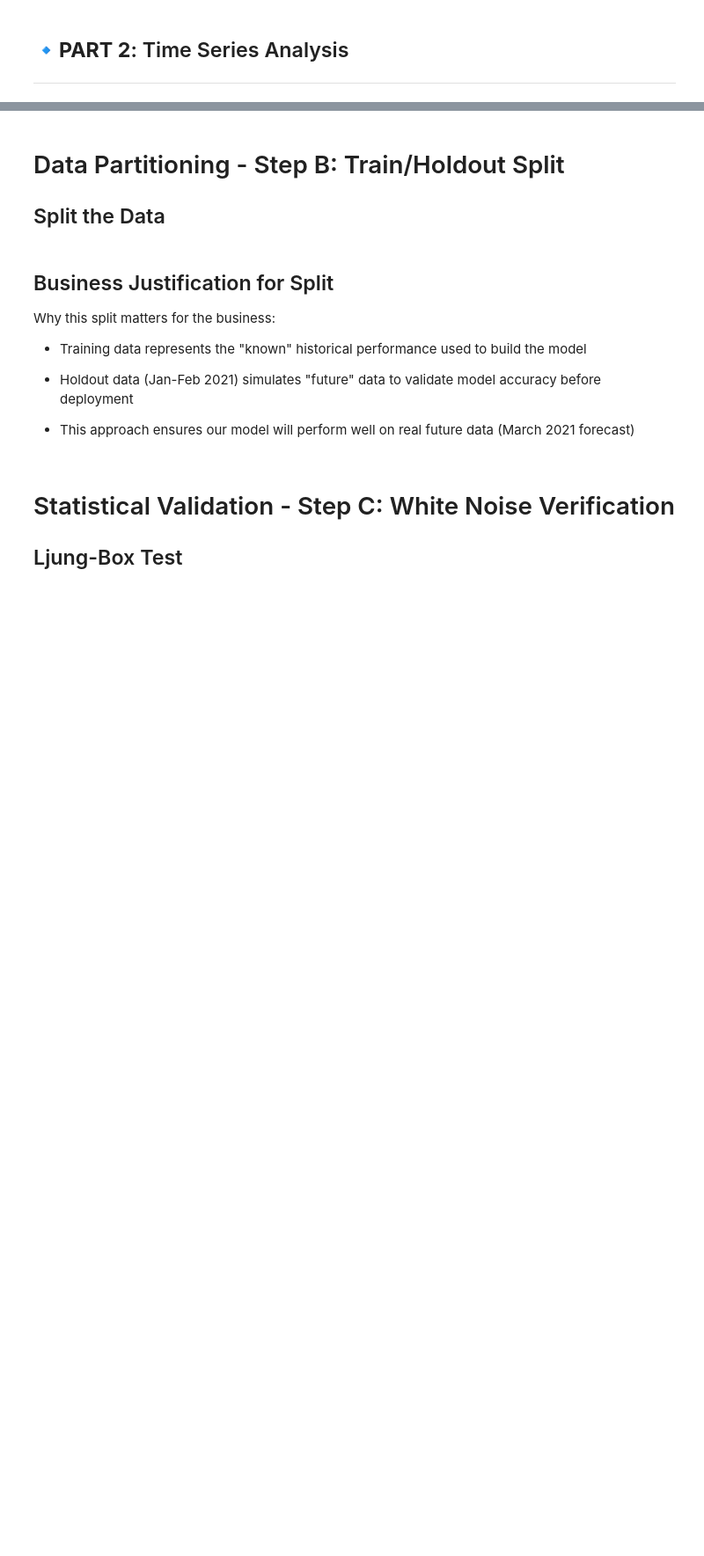
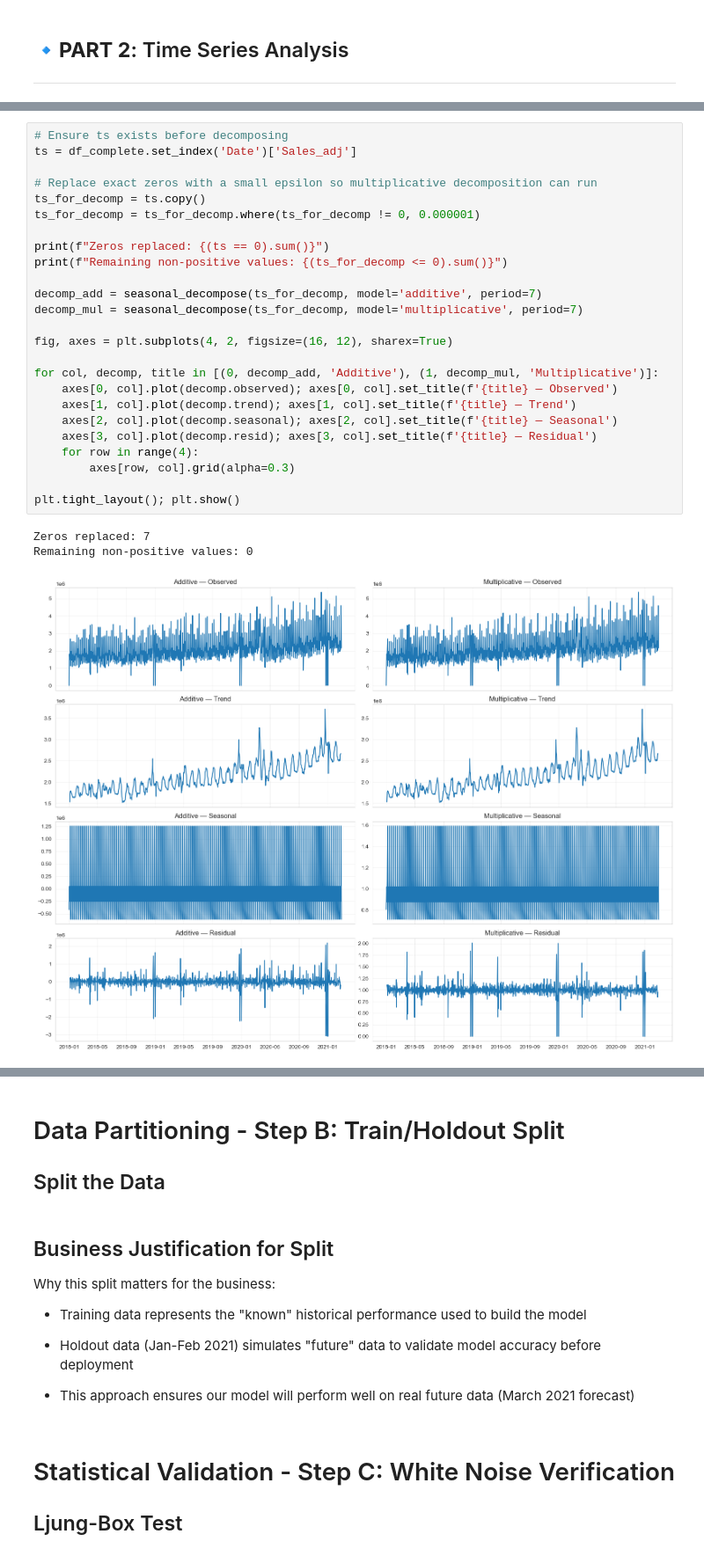
Before and after one commit to RakellM/ASN-DSA-T5, a Jupyter notebook: 33-ST/Homework/Project_1.ipynb, the cells around one changed output, grey strips where cells are left out. Shown at 88% size. Drawn from its saved outputs; the diff is of its cells as text; blank space fills up the shorter version.

```diff
--- a/33-ST/Homework/Project_1.ipynb
+++ b/33-ST/Homework/Project_1.ipynb
@@ -2638,0 +2398,29 @@ print(f"   → Significant autocorrelation at lag 7 suggests WEEKLY seasonality"
+# %%
+# Ensure ts exists before decomposing
+ts = df_complete.set_index('Date')['Sales_adj']
+
+# Replace exact zeros with a small epsilon so multiplicative decomposition can run
+ts_for_decomp = ts.copy()
+ts_for_decomp = ts_for_decomp.where(ts_for_decomp != 0, 0.000001)
+
+print(f"Zeros replaced: {(ts == 0).sum()}")
+print(f"Remaining non-positive values: {(ts_for_decomp <= 0).sum()}")
+
+decomp_add = seasonal_decompose(ts_for_decomp, model='additive', period=7)
+decomp_mul = seasonal_decompose(ts_for_decomp, model='multiplicative', period=7)
+
+fig, axes = plt.subplots(4, 2, figsize=(16, 12), sharex=True)
+
+for col, decomp, title in [(0, decomp_add, 'Additive'), (1, decomp_mul, 'Multiplicative')]:
+    axes[0, col].plot(decomp.observed); axes[0, col].set_title(f'{title} — Observed')
+    axes[1, col].plot(decomp.trend); axes[1, col].set_title(f'{title} — Trend')
+    axes[2, col].plot(decomp.seasonal); axes[2, col].set_title(f'{title} — Seasonal')
+    axes[3, col].plot(decomp.resid); axes[3, col].set_title(f'{title} — Residual')
+    for row in range(4):
+        axes[row, col].grid(alpha=0.3)
+
+plt.tight_layout(); plt.show()
+# %% [output]
+Zeros replaced: 7
+Remaining non-positive values: 0
+[figure, added]
```
Also changed, not shown: parts of 32 cells of this notebook.
